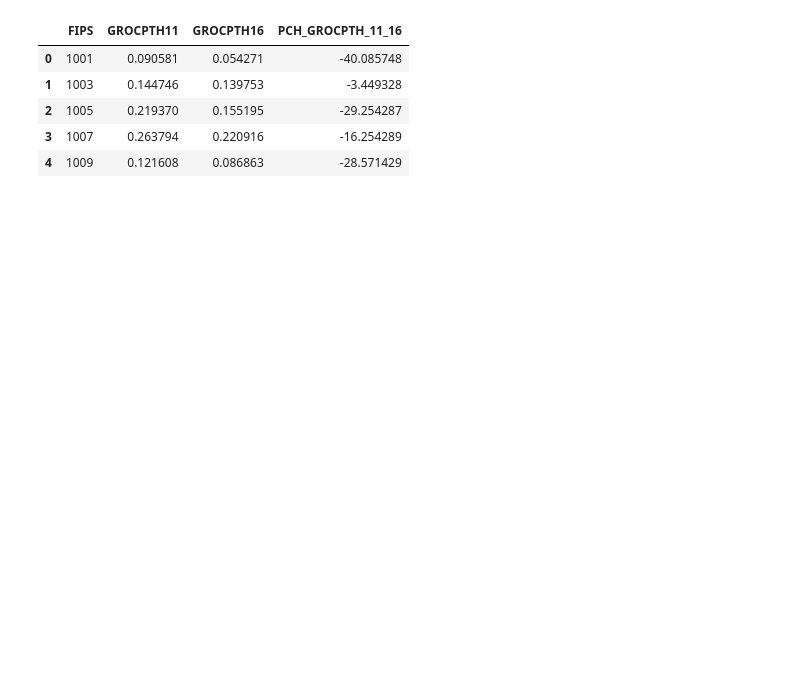
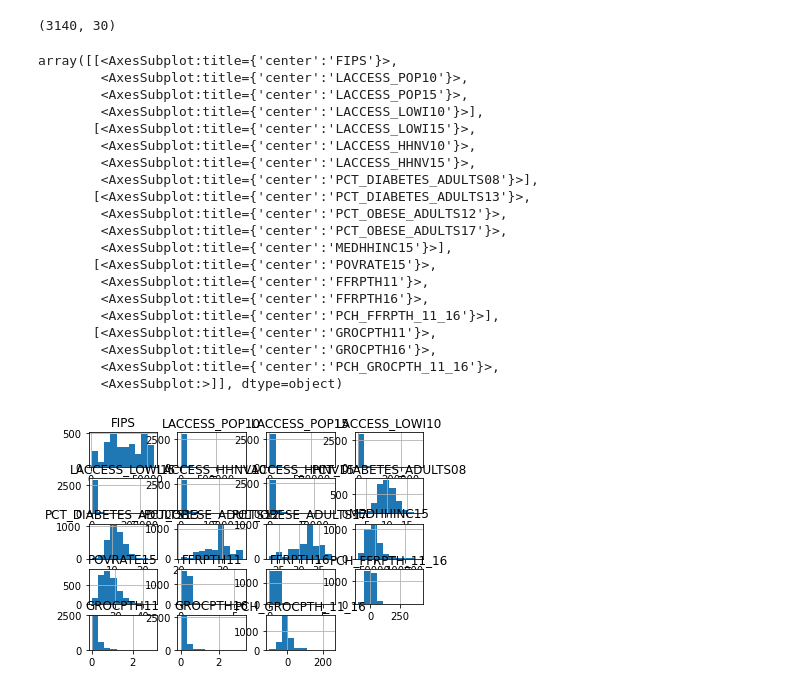
Before and after one commit to TMWRose/Group-1---Food-Deserts-How-They-Affect-Community-Health, a Jupyter notebook: explore_workbook.ipynb, the cells around one changed output. Drawn from its saved outputs; the diff is of its cells as text; code cells hidden in the pictures; blank space fills up the shorter version.

```diff
--- a/explore_workbook.ipynb
+++ b/explore_workbook.ipynb
@@ -98,15 +111,42 @@ stores_clean = stores_df[['FIPS',
+# %%
+### Merge all the of ATLAS CSV dateframes into on on the FIPS column
+
+merged_df = pd.merge(access_clean, population_df, on='FIPS').merge(health_clean, on='FIPS').merge(socioeconomic_clean, on='FIPS').merge(restaurant_clean, on='FIPS').merge(stores_clean, on='FIPS')
+
+merged_df.head()
+
+merged_df.shape
+# %% [output]
+(3140, 30)
 # %%
 #### EVALUATE
 
-#access_clean.head()
-health_clean.head()
-socioeconomic_clean.head()
-restaurant_clean.head()
-stores_clean.head()
+merged_df.hist()
+
+# #access_clean.head()
+# health_clean.head()
+# socioeconomic_clean.head()
+# restaurant_clean.head()
+# stores_clean.head()
 # %% [output]
-|  | FIPS | GROCPTH11 | GROCPTH16 | PCH_GROCPTH_11_16 |
-| 0 | 1001 | 0.090581 | 0.054271 | -40.085748 |
-| 1 | 1003 | 0.144746 | 0.139753 | -3.449328 |
-| 2 | 1005 | 0.219370 | 0.155195 | -29.254287 |
-| 3 | 1007 | 0.263794 | 0.220916 | -16.254289 |
-| 4 | 1009 | 0.121608 | 0.086863 | -28.571429 |
+array([[<AxesSubplot:title={'center':'FIPS'}>,
+        <AxesSubplot:title={'center':'LACCESS_POP10'}>,
+        <AxesSubplot:title={'center':'LACCESS_POP15'}>,
+        <AxesSubplot:title={'center':'LACCESS_LOWI10'}>],
+       [<AxesSubplot:title={'center':'LACCESS_LOWI15'}>,
+        <AxesSubplot:title={'center':'LACCESS_HHNV10'}>,
+        <AxesSubplot:title={'center':'LACCESS_HHNV15'}>,
+        <AxesSubplot:title={'center':'PCT_DIABETES_ADULTS08'}>],
+       [<AxesSubplot:title={'center':'PCT_DIABETES_ADULTS13'}>,
+        <AxesSubplot:title={'center':'PCT_OBESE_ADULTS12'}>,
+        <AxesSubplot:title={'center':'PCT_OBESE_ADULTS17'}>,
+        <AxesSubplot:title={'center':'MEDHHINC15'}>],
+       [<AxesSubplot:title={'center':'POVRATE15'}>,
+        <AxesSubplot:title={'center':'FFRPTH11'}>,
+        <AxesSubplot:title={'center':'FFRPTH16'}>,
+        <AxesSubplot:title={'center':'PCH_FFRPTH_11_16'}>],
+       [<AxesSubplot:title={'center':'GROCPTH11'}>,
+        <AxesSubplot:title={'center':'GROCPTH16'}>,
+        <AxesSubplot:title={'center':'PCH_GROCPTH_11_16'}>,
+        <AxesSubplot:>]], dtype=object)
+[figure, added]
```
Also changed, not shown: parts of 11 cells of this notebook, 3 other files.
